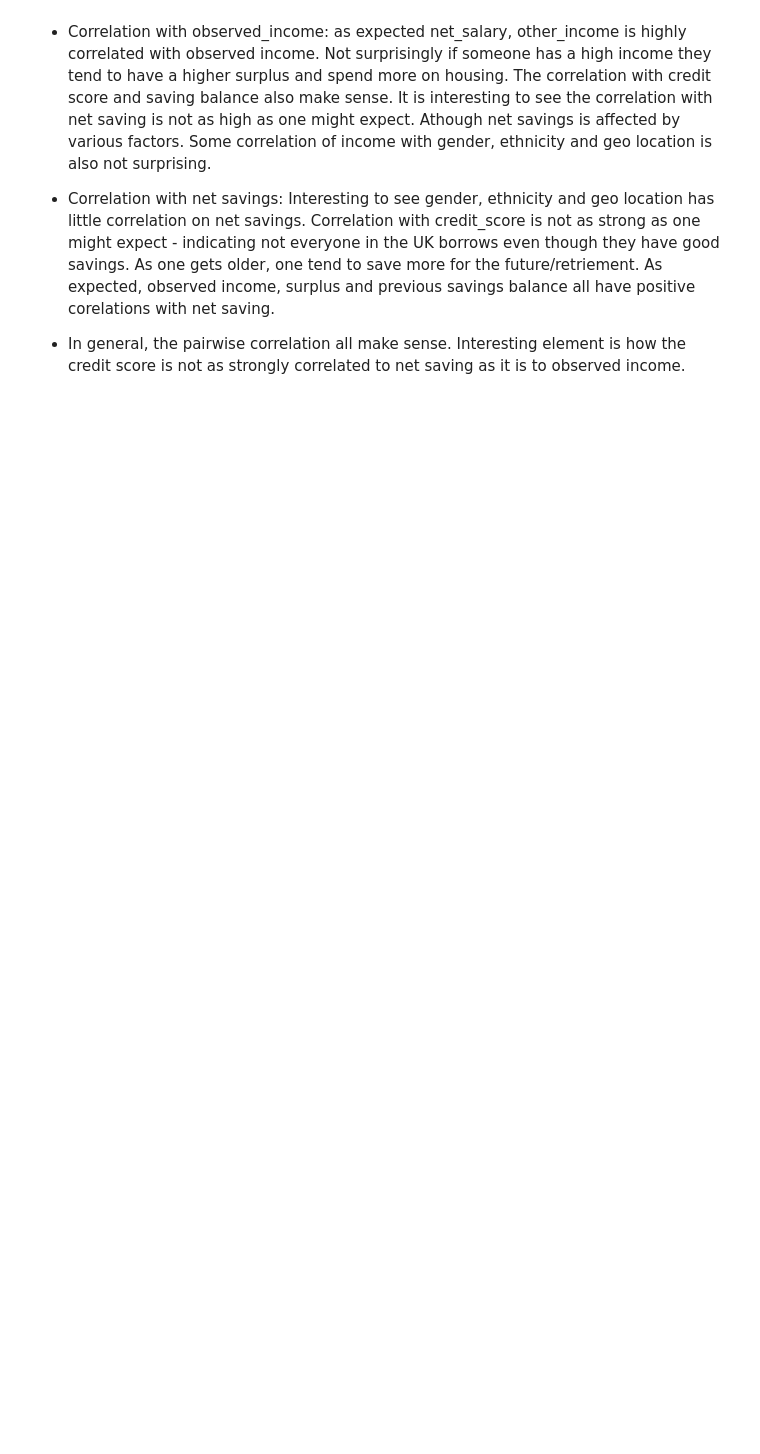
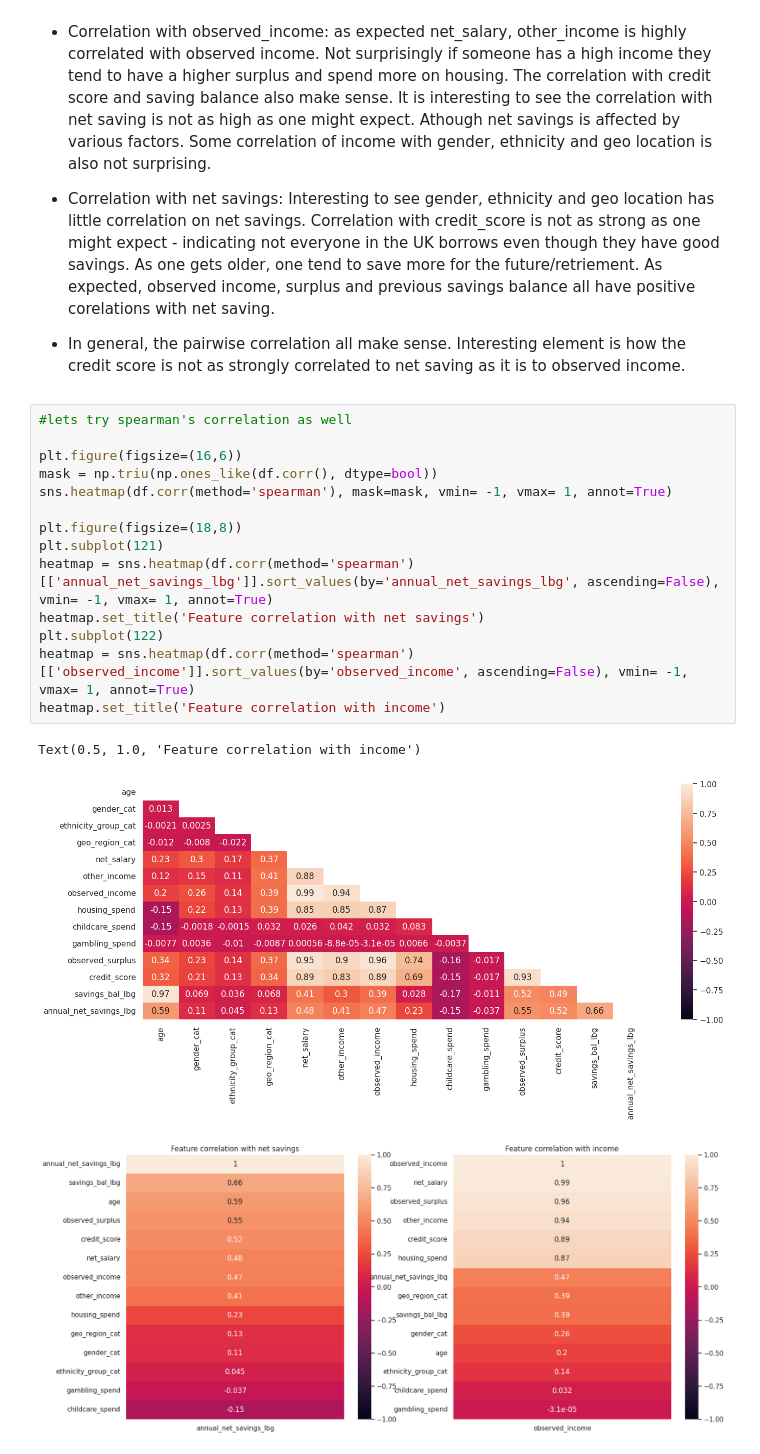
Before and after one commit to hasibahmed/exercise, a Jupyter notebook: technical_exercise/2.input_variables.ipynb, the cells around one changed output. Drawn from its saved outputs; the diff is of its cells as text; blank space fills up the shorter version.

```diff
--- a/technical_exercise/2.input_variables.ipynb
+++ b/technical_exercise/2.input_variables.ipynb
@@ -167,3 +167,21 @@ Text(0.5, 1.0, 'Feature correlation with income')
 * Correlation with net savings: Interesting to see gender, ethnicity and geo location has little correlation on net savings. Correlation with credit_score is not as strong as one might expect - indicating not everyone in the UK borrows even though they have good savings. As one gets older, one tend to save more for the future/retriement. As expected, observed income, surplus and previous savings balance all have positive corelations with net saving.
 
 * In general, the pairwise correlation all make sense. Interesting element is how the credit score is not as strongly correlated to net saving as it is to observed income.
+# %%
+#lets try spearman's correlation as well
+
+plt.figure(figsize=(16,6))
+mask = np.triu(np.ones_like(df.corr(), dtype=bool))
+sns.heatmap(df.corr(method='spearman'), mask=mask, vmin= -1, vmax= 1, annot=True)
+
+plt.figure(figsize=(18,8))
+plt.subplot(121)
+heatmap = sns.heatmap(df.corr(method='spearman')[['annual_net_savings_lbg']].sort_values(by='annual_net_savings_lbg', ascending=False), vmin= -1, vmax= 1, annot=True)
+heatmap.set_title('Feature correlation with net savings')
+plt.subplot(122)
+heatmap = sns.heatmap(df.corr(method='spearman')[['observed_income']].sort_values(by='observed_income', ascending=False), vmin= -1, vmax= 1, annot=True)
+heatmap.set_title('Feature correlation with income')
+# %% [output]
+Text(0.5, 1.0, 'Feature correlation with income')
+[figure, added]
+[figure, added]
```
Also changed, not shown: parts of 1 cell of this notebook.
